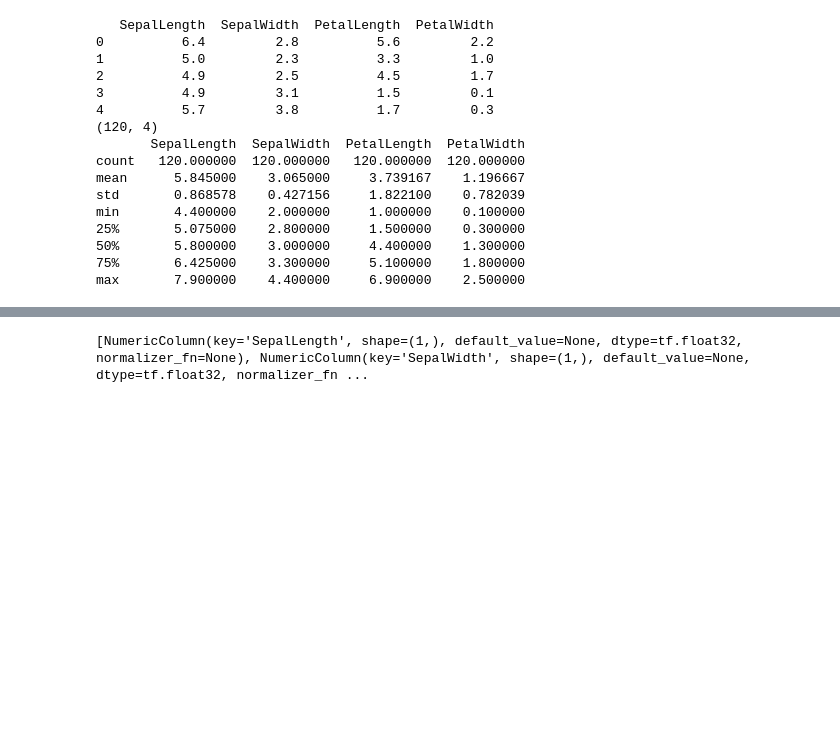
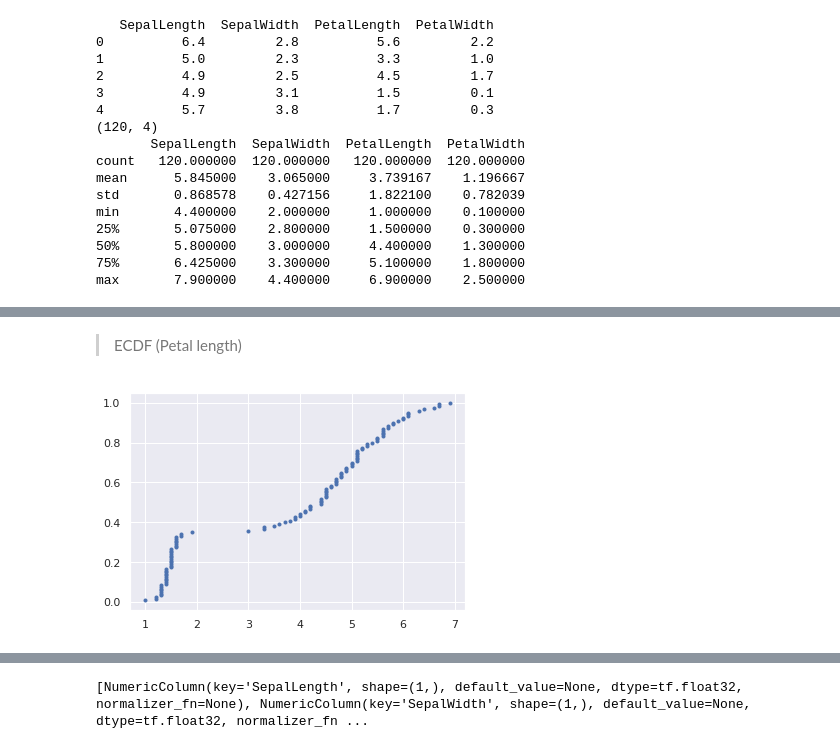
Before and after one commit to jafar-albadarneh/data-science-pot, a Jupyter notebook: Classification_using_tensorflow2.ipynb, the cells around one changed output, grey strips where cells are left out. Saved outputs shown, nothing was run; the diff lists cells and outputs as text; code cells hidden in the pictures; blank space fills up the shorter version.

Commit message:
Implement some EDAs: (`ECDF`, `SwarmPlot`) for distribution analysis

```diff
--- a/Classification_using_tensorflow2.ipynb
+++ b/Classification_using_tensorflow2.ipynb
@@ -57,0 +61,20 @@ max       7.900000    4.400000     6.900000    2.500000
+# %%
+def ecdf(df):
+  """Perpare Empirical Cumulative Ditribution Function Data"""
+  x = np.sort(df.to_numpy())
+  num_samples = len(x)
+  y = np.arange(1, num_samples+1)/ num_samples
+  return x,y
+
+# set SNS as a default plotting style
+sns.set()
+# %% [markdown]
+> ECDF (Petal length)
+# %%
+## Calculate ECDF for Petal length
+x_pet, y_pet = ecdf(train_set.PetalLength)
+plt.plot(x_pet, y_pet, marker='.', linestyle='none')
+plt.xlabel('Petal Length')
+plt.show()
+# %% [output]
+[figure, added]
```
Also changed, not shown: parts of 14 cells of this notebook.
